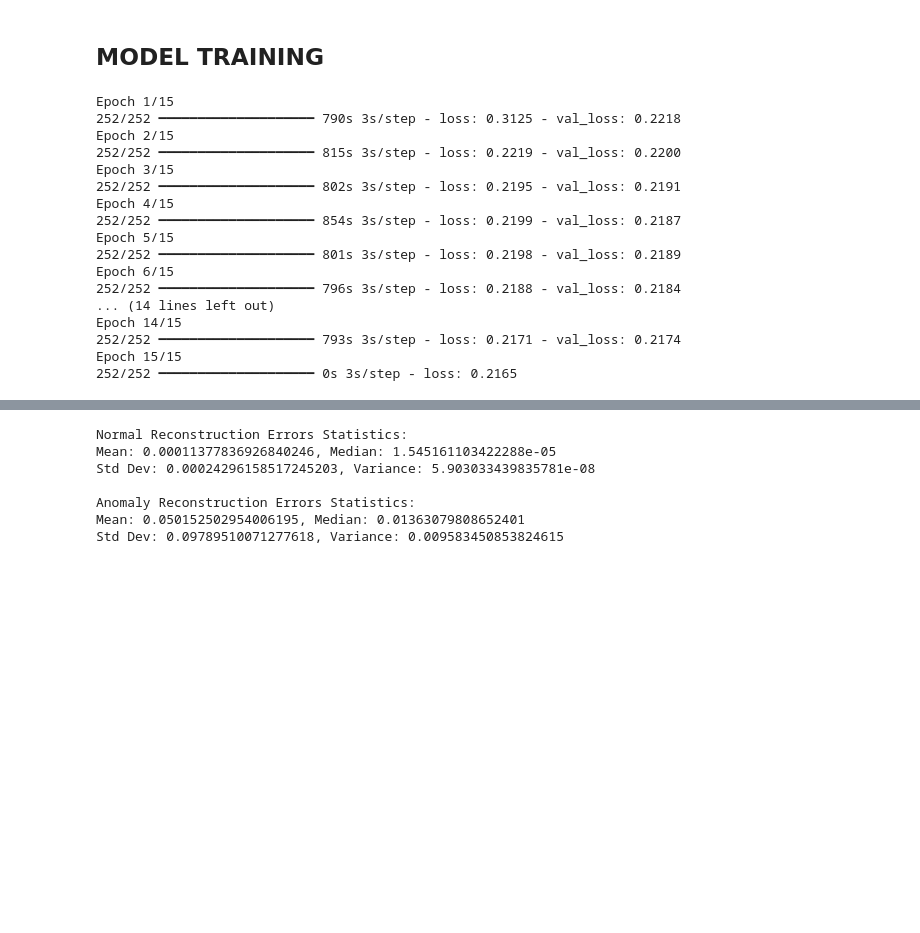
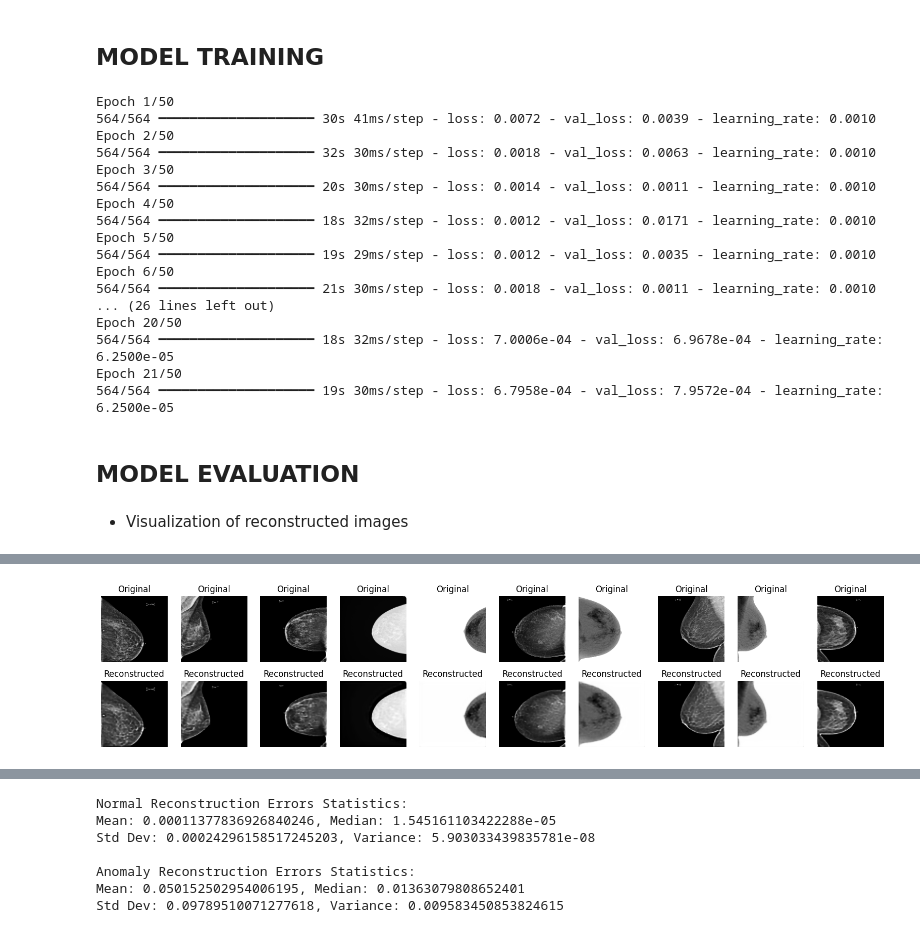
Before and after one commit to Shisiajoy/Cancer-Image-Detector, a Jupyter notebook: Autoencoder.ipynb, the cells around one changed output, grey strips where cells are left out. Cells and saved outputs as stored; diff of their text form; code cells hidden in the pictures; blank space fills up the shorter version.

```diff
--- a/Autoencoder.ipynb
+++ b/Autoencoder.ipynb
@@ -216,7 +218,7 @@ def load_images_from_folder(folder, img_size=(128, 128), sample_size=None):
     return np.array(images)
 
 # Load only a subset of no cancer images
-subset_size = 10050
+subset_size = 30050
 no_cancer_images = load_images_from_folder(no_cancer_path, sample_size=subset_size)
 # %%
 # Normalize and reshape the images
@@ -225,8 +227,11 @@ no_cancer_images = np.expand_dims(no_cancer_images, axis=-1)
 # %% [markdown]
 ## TRAIN VALIDATION SPLIT
 # %%
-# Split data into training and validation sets
-train_images, val_images = train_test_split(no_cancer_images, test_size=0.2, random_state=42)
+#  Split into train and test sets
+train_images, test_images = train_test_split(no_cancer_images, test_size=0.2, random_state=42)
+
+#  Split the train set into training and validation sets
+train_images, val_images = train_test_split(train_images, test_size=0.25, random_state=42)  # 0.25 * 0.8 = 0.2
 # %% [markdown]
 ## MODEL CREATION
 # %%
@@ -262,26 +306,56 @@ autoencoder.compile(optimizer='adam', loss='binary_crossentropy')
+# %%
+# Define callbacks for early stopping and learning rate reduction
+early_stopping = EarlyStopping(monitor='val_loss', patience=5, restore_best_weights=True)
+lr_scheduler = ReduceLROnPlateau(monitor='val_loss', factor=0.5, patience=3, min_lr=1e-6)
 # %% [markdown]
 ## MODEL TRAINING
 # %%
 # Train the autoencoder
 history = autoencoder.fit(train_images, train_images,
-                          epochs=15,
+                          epochs=50,
                           batch_size=32,
-                          validation_data=(val_images, val_images))
+                          validation_data=(val_images, val_images),
+                          callbacks=[early_stopping, lr_scheduler])
 # %% [output]
-Epoch 1/15
-252/252 ━━━━━━━━━━━━━━━━━━━━ 790s 3s/step - loss: 0.3125 - val_loss: 0.2218
-Epoch 2/15
-252/252 ━━━━━━━━━━━━━━━━━━━━ 815s 3s/step - loss: 0.2219 - val_loss: 0.2200
-Epoch 3/15
-252/252 ━━━━━━━━━━━━━━━━━━━━ 802s 3s/step - loss: 0.2195 - val_loss: 0.2191
-Epoch 4/15
-252/252 ━━━━━━━━━━━━━━━━━━━━ 854s 3s/step - loss: 0.2199 - val_loss: 0.2187
-Epoch 5/15
-252/252 ━━━━━━━━━━━━━━━━━━━━ 801s 3s/step - loss: 0.2198 - val_loss: 0.2189
-Epoch 6/15
-252/252 ━━━━━━━━━━━━━━━━━━━━ 796s 3s/step - loss: 0.2188 - val_loss: 0.2184
-... (14 lines left out)
-Epoch 14/15
-252/252 ━━━━━━━━━━━━━━━━━━━━ 793s 3s/step - loss: 0.2171 - val_loss: 0.2174
-Epoch 15/15
-252/252 ━━━━━━━━━━━━━━━━━━━━ 0s 3s/step - loss: 0.2165
+Epoch 1/50
+564/564 ━━━━━━━━━━━━━━━━━━━━ 30s 41ms/step - loss: 0.0072 - val_loss: 0.0039 - learning_rate: 0.0010
+Epoch 2/50
+564/564 ━━━━━━━━━━━━━━━━━━━━ 32s 30ms/step - loss: 0.0018 - val_loss: 0.0063 - learning_rate: 0.0010
+Epoch 3/50
+564/564 ━━━━━━━━━━━━━━━━━━━━ 20s 30ms/step - loss: 0.0014 - val_loss: 0.0011 - learning_rate: 0.0010
+Epoch 4/50
+564/564 ━━━━━━━━━━━━━━━━━━━━ 18s 32ms/step - loss: 0.0012 - val_loss: 0.0171 - learning_rate: 0.0010
+Epoch 5/50
+564/564 ━━━━━━━━━━━━━━━━━━━━ 19s 29ms/step - loss: 0.0012 - val_loss: 0.0035 - learning_rate: 0.0010
+Epoch 6/50
+564/564 ━━━━━━━━━━━━━━━━━━━━ 21s 30ms/step - loss: 0.0018 - val_loss: 0.0011 - learning_rate: 0.0010
+... (26 lines left out)
+Epoch 20/50
+564/564 ━━━━━━━━━━━━━━━━━━━━ 18s 32ms/step - loss: 7.0006e-04 - val_loss: 6.9678e-04 - learning_rate: 6.2500e-05
+Epoch 21/50
+564/564 ━━━━━━━━━━━━━━━━━━━━ 19s 30ms/step - loss: 6.7958e-04 - val_loss: 7.9572e-04 - learning_rate: 6.2500e-05
+# %% [markdown]
+## MODEL EVALUATION
+# %% [markdown]
+- Visualization of reconstructed images
+# %%
+# Get a batch of validation images
+val_images_batch = val_images[:10]
+reconstructed_images = autoencoder.predict(val_images_batch)
+
+# Plot original and reconstructed images
+plt.figure(figsize=(20, 4))
+for i in range(10):
+    # Original images
+    ax = plt.subplot(2, 10, i + 1)
+    plt.imshow(val_images_batch[i].reshape(128, 128), cmap='gray')
+    plt.title("Original")
+    plt.axis("off")
+
+    # Reconstructed images
+    ax = plt.subplot(2, 10, i + 11)
+    plt.imshow(reconstructed_images[i].reshape(128, 128), cmap='gray')
+    plt.title("Reconstructed")
+    plt.axis("off")
+plt.show()
+# %% [output]
@@ -287,0 +363 @@ Epoch 15/15
+[figure, added]
```
Also changed, not shown: parts of 43 cells of this notebook.
